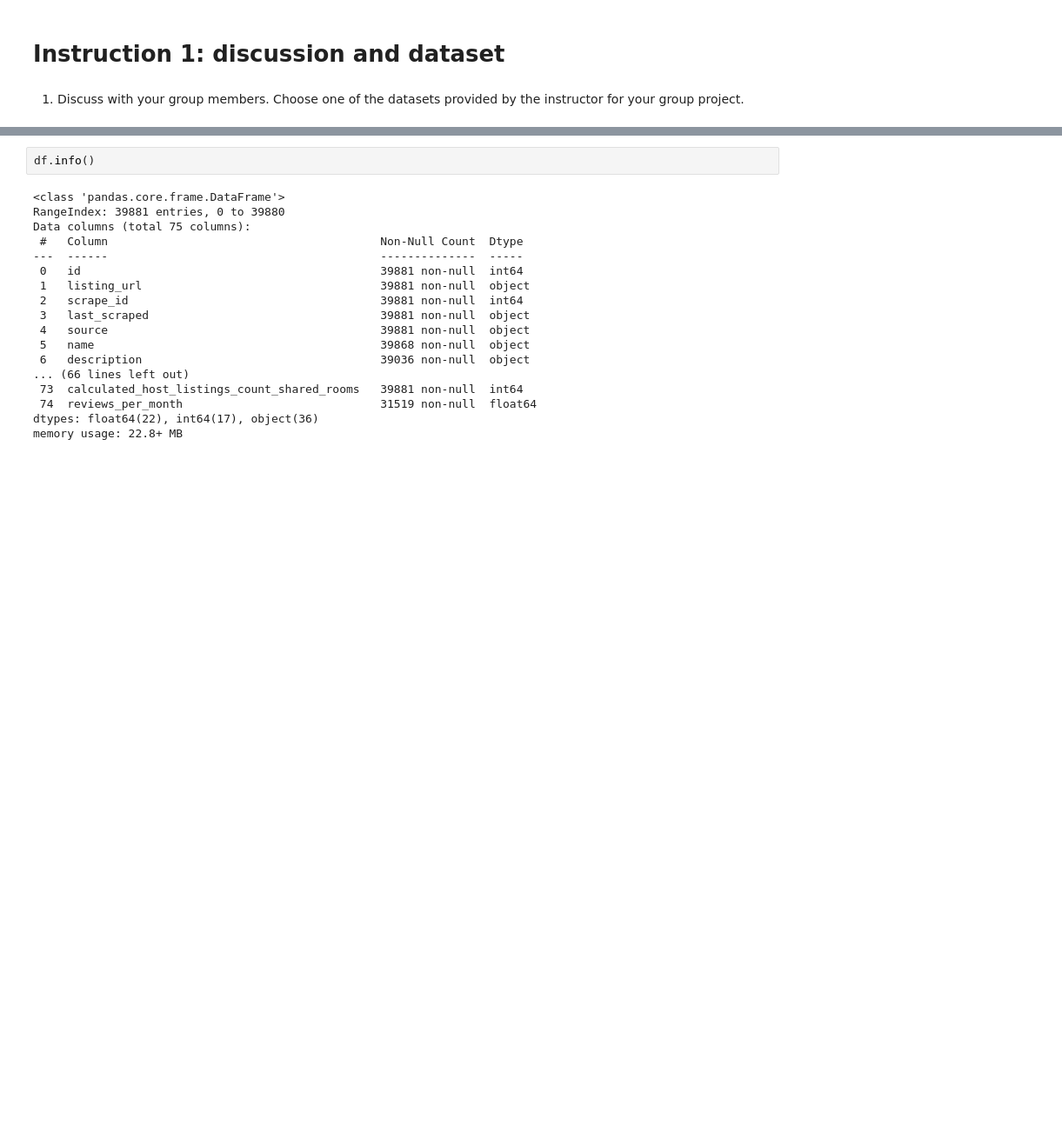
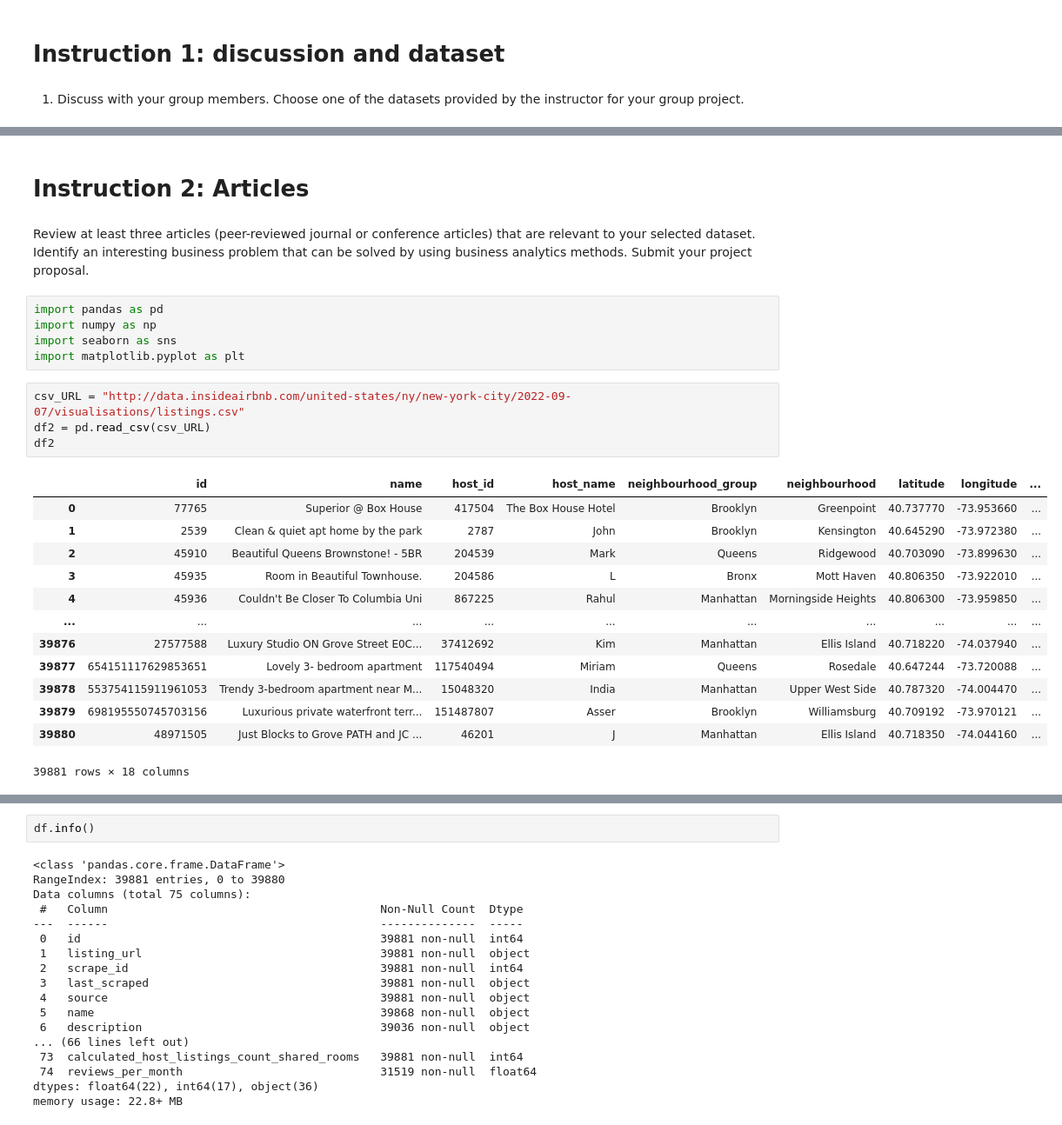
Before and after one commit to Naren1610/IST5520GrpProj, a Jupyter notebook: Group-3_Proposal_AirBnB-dataset.ipynb, the cells around one changed output, grey strips where cells are left out. Shown: that part at 87% size. Saved outputs shown, nothing was run; the diff lists cells and outputs as text; blank space fills up the shorter version.

```diff
--- a/Group-3_Proposal_AirBnB-dataset.ipynb
+++ b/Group-3_Proposal_AirBnB-dataset.ipynb
@@ -35,0 +24,29 @@ df
+# %% [markdown]
+# Instruction 2: Articles
+# %% [markdown]
+Review at least three articles (peer-reviewed journal or conference articles) that are
+relevant to your selected dataset. Identify an interesting business problem that can be
+solved by using business analytics methods. Submit your project proposal.
+# %%
+import pandas as pd
+import numpy as np
+import seaborn as sns
+import matplotlib.pyplot as plt
+# %%
+csv_URL = "http://data.insideairbnb.com/united-states/ny/new-york-city/2022-09-07/visualisations/listings.csv"
+df2 = pd.read_csv(csv_URL)
+df2
+# %% [output]
+|  | id | name | host_id | host_name | neighbourhood_group | neighbourhood | latitude | longitude | ... |
+| 0 | 77765 | Superior @ Box House | 417504 | The Box House Hotel | Brooklyn | Greenpoint | 40.737770 | -73.953660 | ... |
+| 1 | 2539 | Clean & quiet apt home by the park | 2787 | John | Brooklyn | Kensington | 40.645290 | -73.972380 | ... |
+| 2 | 45910 | Beautiful Queens Brownstone! - 5BR | 204539 | Mark | Queens | Ridgewood | 40.703090 | -73.899630 | ... |
+| 3 | 45935 | Room in Beautiful Townhouse. | 204586 | L | Bronx | Mott Haven | 40.806350 | -73.922010 | ... |
+| 4 | 45936 | Couldn't Be Closer To Columbia Uni | 867225 | Rahul | Manhattan | Morningside Heights | 40.806300 | -73.959850 | ... |
+| ... | ... | ... | ... | ... | ... | ... | ... | ... | ... |
+| 39876 | 27577588 | Luxury Studio ON Grove Street E0C... | 37412692 | Kim | Manhattan | Ellis Island | 40.718220 | -74.037940 | ... |
+| 39877 | 654151117629853651 | Lovely 3- bedroom apartment | 117540494 | Miriam | Queens | Rosedale | 40.647244 | -73.720088 | ... |
+| 39878 | 553754115911961053 | Trendy 3-bedroom apartment near M... | 15048320 | India | Manhattan | Upper West Side | 40.787320 | -74.004470 | ... |
+| 39879 | 698195550745703156 | Luxurious private waterfront terr... | 151487807 | Asser | Brooklyn | Williamsburg | 40.709192 | -73.970121 | ... |
+| 39880 | 48971505 | Just Blocks to Grove PATH and JC ... | 46201 | J | Manhattan | Ellis Island | 40.718350 | -74.044160 | ... |
+39881 rows × 18 columns
```
Also changed, not shown: parts of 10 cells of this notebook.
